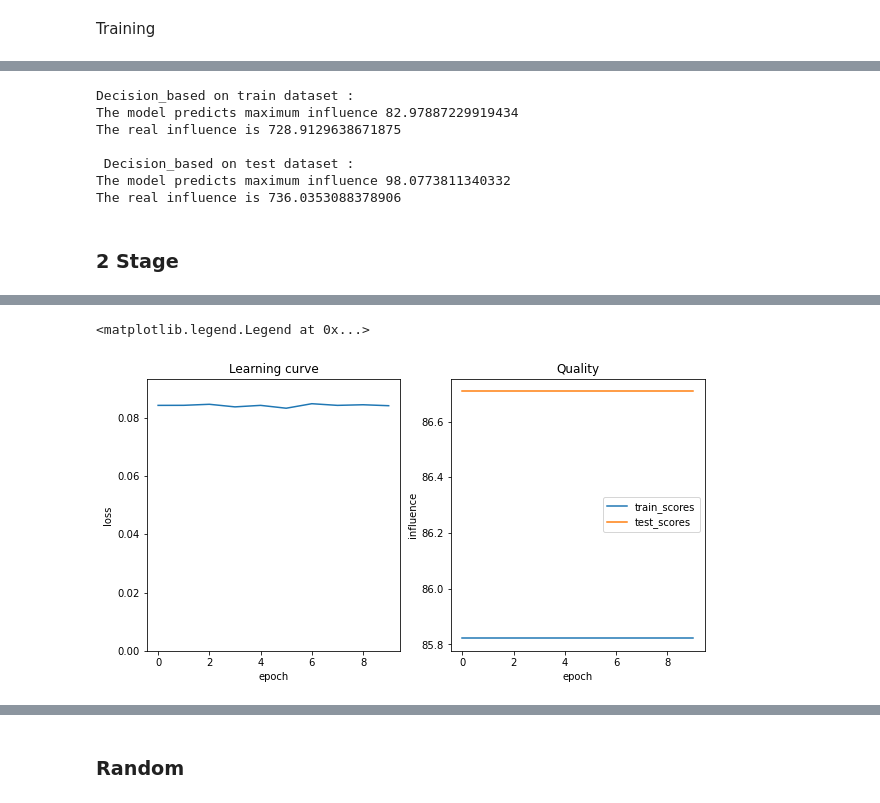
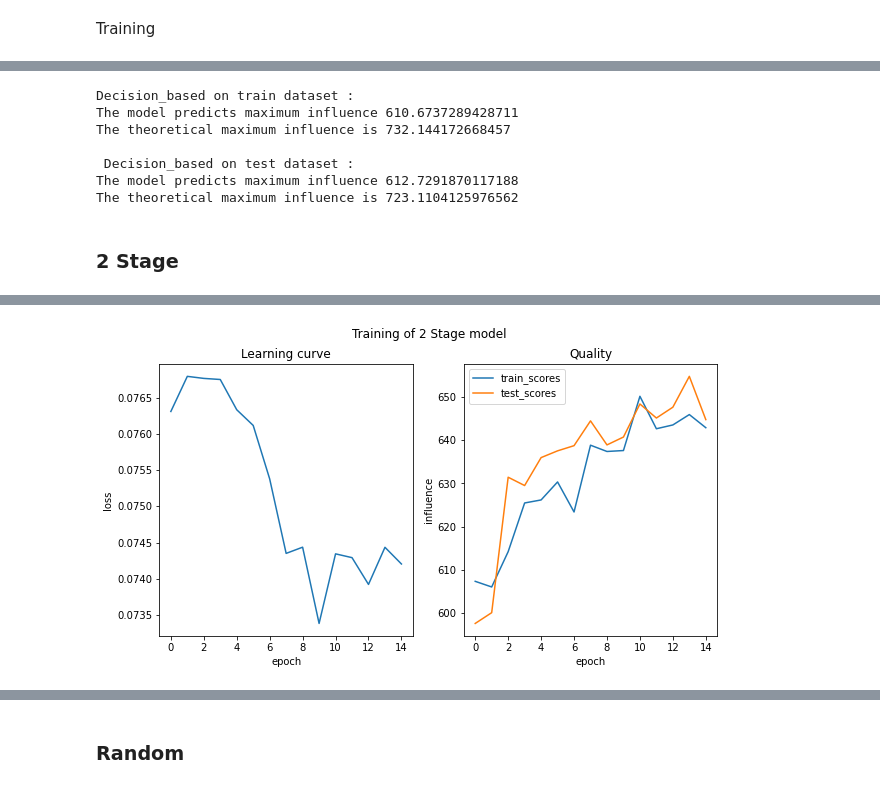
Before and after one commit to mario-michelessa/influence-maximization, a Jupyter notebook: decision_focused_learning_gpu/grd_main_twitter_gpu.ipynb, the cells around one changed output, grey strips where cells are left out. Drawn from its saved outputs; the diff is of its cells as text; code cells hidden in the pictures.

```diff
--- a/decision_focused_learning_gpu/grd_main_twitter_gpu.ipynb
+++ b/decision_focused_learning_gpu/grd_main_twitter_gpu.ipynb
@@ -40,11 +37,11 @@ sample_size = 10                                #Parameter of greedy optimizer,
 eps = 0.1                                       #Parameter of greedy optimizer, default 0.1
 k = 10                                          #Parameter of greedy optimizer, default 5
 
-num_epochs = 10
+num_epochs = 30
 batch_size = 1
 learning_rate = 1e-3
 
-num_layers = 3
+num_layers = 4
 activation = 'relu'
 intermediate_size = 100
 
@@ -54,7 +51,7 @@ def init_weights(m):
 
 N_INFLUENCERS = 100
 N_TARGETS = 1000
-N_FEATURES = 10
+N_FEATURES = 11
 N_INSTANCES = 10
 N_TRAIN = int(0.8 * N_INSTANCES)
 # %% [markdown]
@@ -77,7 +74,7 @@ Using device: cpu
 # %% [markdown]
 ##### Instances definition
 # %%
-path = "instances_weibo/oversampled_FE_LP/"
+path = "instances_weibo/oversampled_FE_LP_2/"
 
 @jit
 def create_train_test(train_id):
@@ -103,7 +100,8 @@ def create_train_test(train_id):
             Y_test[c_test] = XY[:,:,-1]
             c_test += 1
 
-    X_train[:,:,:,9] = Y_train * 2
+    #Cheating line
+    #X_train[:,:,:,9] = Y_train * 2
 
     X_train = torch.from_numpy(X_train).float()
     Y_train = torch.from_numpy(Y_train).float()
@@ -236,35 +246,36 @@ def compare_grd(net,X,Y) :
     del(X)
     del(Y)
     print(f"The model predicts maximum influence {pred}")
-    print(f"The real influence is {th}")
+    print(f"The theoretical maximum influence is {th}")
 
 print("Decision_based on train dataset : ")
-compare_grd(net, X_train, Y_train)
+compare_grd(net_df, X_train, Y_train)
 
 print("\n Decision_based on test dataset : ")
-compare_grd(net, X_test, Y_test)
+compare_grd(net_df, X_test, Y_test)
 # %% [output]
 Decision_based on train dataset :
-The model predicts maximum influence 82.97887229919434
-The real influence is 728.9129638671875
+The model predicts maximum influence 610.6737289428711
+The theoretical maximum influence is 732.144172668457
 
  Decision_based on test dataset :
-The model predicts maximum influence 98.0773811340332
-The real influence is 736.0353088378906
+The model predicts maximum influence 612.7291870117188
+The theoretical maximum influence is 723.1104125976562
 # %% [markdown]
 ### 2 Stage
+# %%
+train_scores_2s = []
+test_scores_2s  = []
+loss_2s = []
+
+net_2s = make_fc(N_FEATURES, num_layers, activation, intermediate_size)
+net_2s.apply(init_weights)
+net_2s = net_2s.to(device)
 # %%
-
-train_scores = []
-test_scores  = []
-loss_2 = []
-
-net = make_fc(N_FEATURES, num_layers, activation, intermediate_size)
-net.apply(init_weights)
-net = net.to(device)
+num_epochs = 15
 
 loss_fn = nn.MSELoss()
-optimizer = torch.optim.Adam(net.parameters(), lr = 0.1)
+optimizer = torch.optim.Adam(net_2s.parameters(), lr = learning_rate)
 
 print("epoch | loss | train_score | test_score ")
 
@@ -274,32 +285,20 @@ for epoch in range(num_epochs):
         loss = 0
         for X, P in zip(X_batch, P_batch):
             X, P = X.to(device), P.to(device)
-            pred = net(X).view_as(P)
+            pred = net_2s(X).view_as(P)
             loss += loss_fn(pred, P)
         loss = loss / batch_size
         optimizer.zero_grad()
         loss.backward()
         optimizer.step()
 
-    train_score = eval_grd(net, X_train, Y_train)
-    test_score  = eval_grd(net, X_test, Y_test)
+    train_score = eval_grd(net_2s, X_train, Y_train)
+    test_score  = eval_grd(net_2s, X_test, Y_test)
     print(f"{epoch} | {loss} | {train_score} | {test_score}")
-    train_scores.append(train_score)
-    test_scores.append(test_score)
-    loss_2.append(loss.item())
+    train_scores_2s.append(train_score)
+    test_scores_2s.append(test_score)
+    loss_2s.append(loss.item())
 
-fig, ax = plt.subplots(1,2, figsize = (10,5))
-ax[0].plot(loss_2)
-ax[0].set_title('Learning curve')
-ax[0].set_ylabel('loss')
-ax[0].set_xlabel('epoch')
-ax[0].set_ylim(0, 1.1 * max(loss_2))
-
-ax[1].plot(train_scores, label="train_scores")
-ax[1].plot(test_scores, label="test_scores")
-ax[1].set_title('Quality')
-ax[1].set_ylabel('influence')
-ax[1].set_xlabel('epoch')
-ax[1].legend()
+print_training(loss_2s, train_scores_2s, test_scores_2s,"Training of 2 Stage model")
 # %% [output]
 epoch | loss | train_score | test_score
@@ -316,4 +320,3 @@ epoch | loss | train_score | test_score
-<matplotlib.legend.Legend at 0x...>
-[figure, old version]
+[figure, new version]
 # %%
 print("2-stage on train dataset : ")
```
Also changed, not shown: parts of 18 cells of this notebook, 9 other files.
